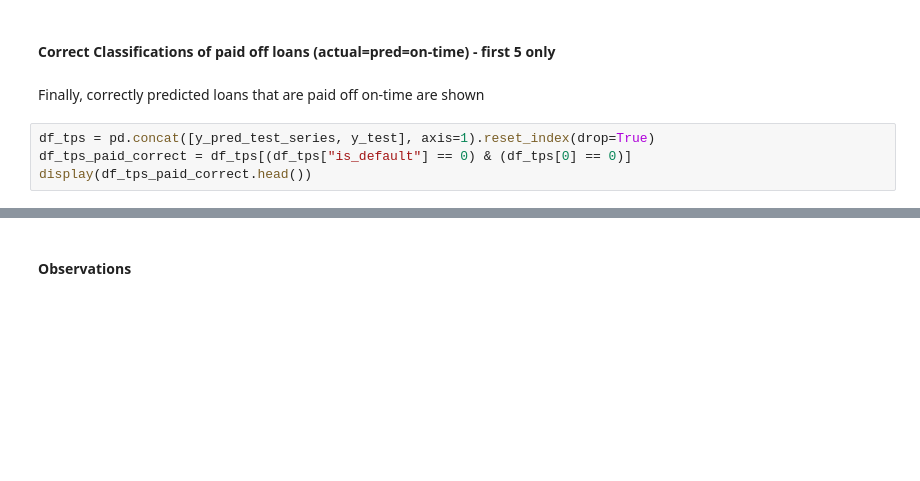
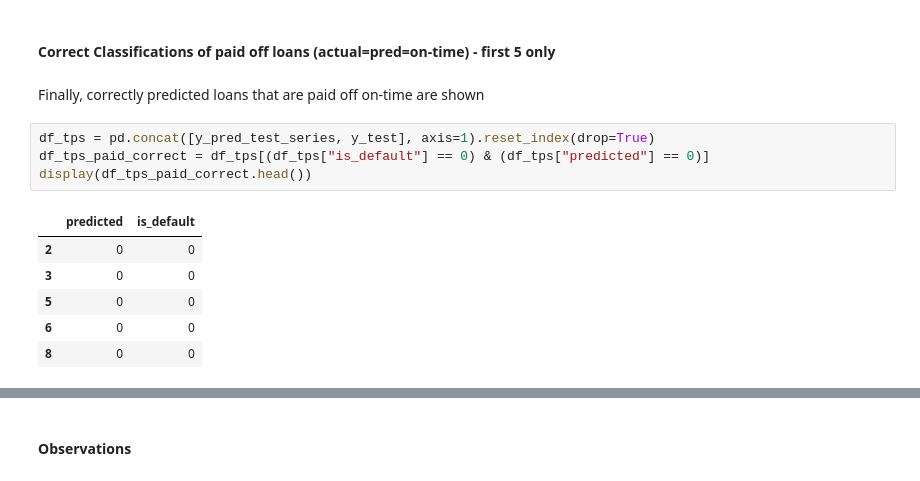
Before and after one commit to edesz/predict-loan-defaults, a Jupyter notebook: 5_experiments_in_classification_v2.ipynb, the cells around one changed output, grey strips where cells are left out. Cells and saved outputs as stored; diff of their text form; blank space fills up the shorter version.

```diff
--- a/5_experiments_in_classification_v2.ipynb
+++ b/5_experiments_in_classification_v2.ipynb
@@ -1938,6 +2058,13 @@ shap.decision_plot(
 Finally, correctly predicted loans that are paid off on-time are shown
 # %%
 df_tps = pd.concat([y_pred_test_series, y_test], axis=1).reset_index(drop=True)
-df_tps_paid_correct = df_tps[(df_tps["is_default"] == 0) & (df_tps[0] == 0)]
+df_tps_paid_correct = df_tps[(df_tps["is_default"] == 0) & (df_tps["predicted"] == 0)]
 display(df_tps_paid_correct.head())
+# %% [output]
+|  | predicted | is_default |
+| 2 | 0 | 0 |
+| 3 | 0 | 0 |
+| 5 | 0 | 0 |
+| 6 | 0 | 0 |
+| 8 | 0 | 0 |
 # %%
```
Also changed, not shown: parts of 52 cells of this notebook, 3 other files.
